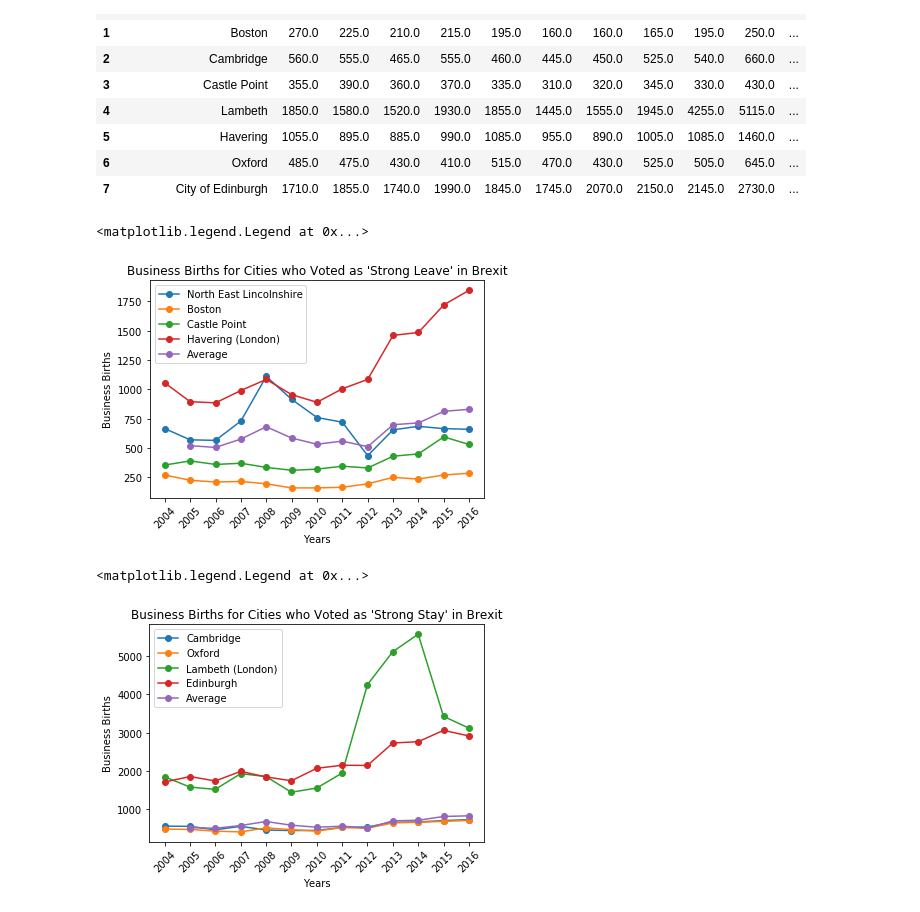
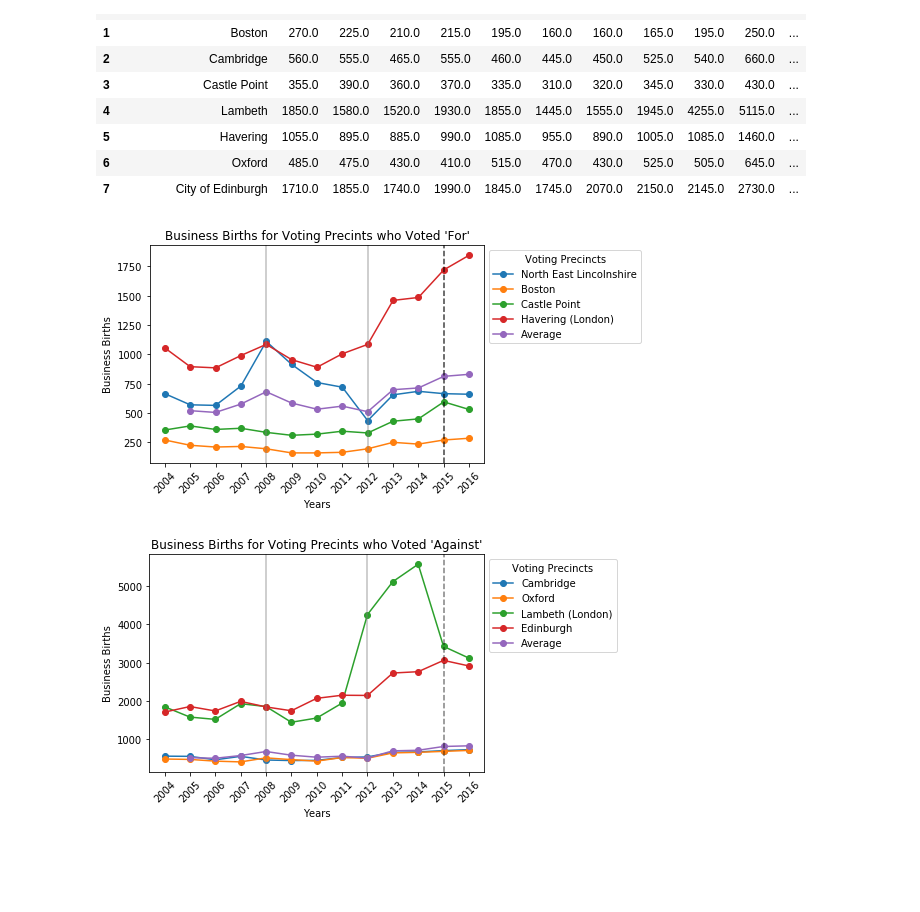
Before and after one commit to harper-data-mind/Project1, a Jupyter notebook: Jupyter Notebooks/CityBusinessData.ipynb, the cells around one changed output. Cells and saved outputs as stored; diff of their text form; code cells hidden in the pictures; blank space fills up the shorter version.

```diff
--- a/Jupyter Notebooks/CityBusinessData.ipynb
+++ b/Jupyter Notebooks/CityBusinessData.ipynb
@@ -314,18 +314,21 @@ strong_stay_city_business_births_mean = strong_stay_city_business_births_mean.dr
 # %%
 #plotted business births for each city based on their voting for brexit - these are strong leave
 plt.plot(north_east_lincolnshire_business_births["index"],north_east_lincolnshire_business_births["Years"],marker="o",label = "North East Lincolnshire")
 plt.plot(boston_business_births["index"],boston_business_births["Years"],marker="o",label = "Boston")
 plt.plot(castle_point_business_births["index"],castle_point_business_births["Years"],marker="o",label = "Castle Point")
 plt.plot(havering_business_births["index"],havering_business_births["Years"],marker="o",label = "Havering (London)")
 plt.plot(strong_leave_city_business_births_mean["index"],strong_leave_city_business_births_mean["Years"],marker="o",label="Average")
-plt.title("Business Births for Cities who Voted as 'Strong Leave' in Brexit")
+plt.title("Business Births for Voting Precints who Voted 'For'")
 plt.xlabel("Years")
 plt.ylabel("Business Births")
 plt.xticks(rotation=45)
-plt.legend(loc="best")
+plt.legend(bbox_to_anchor=(1.0, 1.0),title="Voting Precincts")
+plt.axvline(x=4,linestyle='-',alpha=0.5,color="gray")
+plt.axvline(x=8,linestyle='-',alpha=0.5,color="gray")
+plt.axvline(x=11,linestyle='--',alpha=0.75,color="black")
+plt.savefig("../Resources/BusinessBirthsStrongLeave.png")
 # %% [output]
-<matplotlib.legend.Legend at 0x...>
-[figure, old version]
+[figure, new version]
 # %%
 #plotted business births for each city based on their voting for brexit - these are strong stay
 plt.plot(cambridge_business_births["index"],cambridge_business_births["Years"],marker="o",label = "Cambridge")
@@ -333,11 +336,14 @@ plt.plot(oxford_business_births["index"],oxford_business_births["Years"],marker=
 plt.plot(lambeth_business_births["index"],lambeth_business_births["Years"],marker="o",label = "Lambeth (London)")
 plt.plot(edinburgh_business_births["index"],edinburgh_business_births["Years"],marker="o",label = "Edinburgh")
 plt.plot(strong_stay_city_business_births_mean["index"],strong_stay_city_business_births_mean["Years"],marker="o",label="Average")
-plt.title("Business Births for Cities who Voted as 'Strong Stay' in Brexit")
+plt.title("Business Births for Voting Precints who Voted 'Against'")
 plt.xlabel("Years")
 plt.ylabel("Business Births")
 plt.xticks(rotation=45)
-plt.legend(loc="best")
+plt.legend(bbox_to_anchor=(1.0, 1.0),title="Voting Precincts")
+plt.axvline(x=4,linestyle='-',alpha=0.5,color="gray")
+plt.axvline(x=8,linestyle='-',alpha=0.5,color="gray")
+plt.axvline(x=11,linestyle='--',alpha=0.5,color="black")
+plt.savefig("../Resources/BusinessBirthsStrongStay.png")
 # %% [output]
-<matplotlib.legend.Legend at 0x...>
-[figure, old version]
+[figure, new version]
```
Also changed, not shown: 8 other files.
